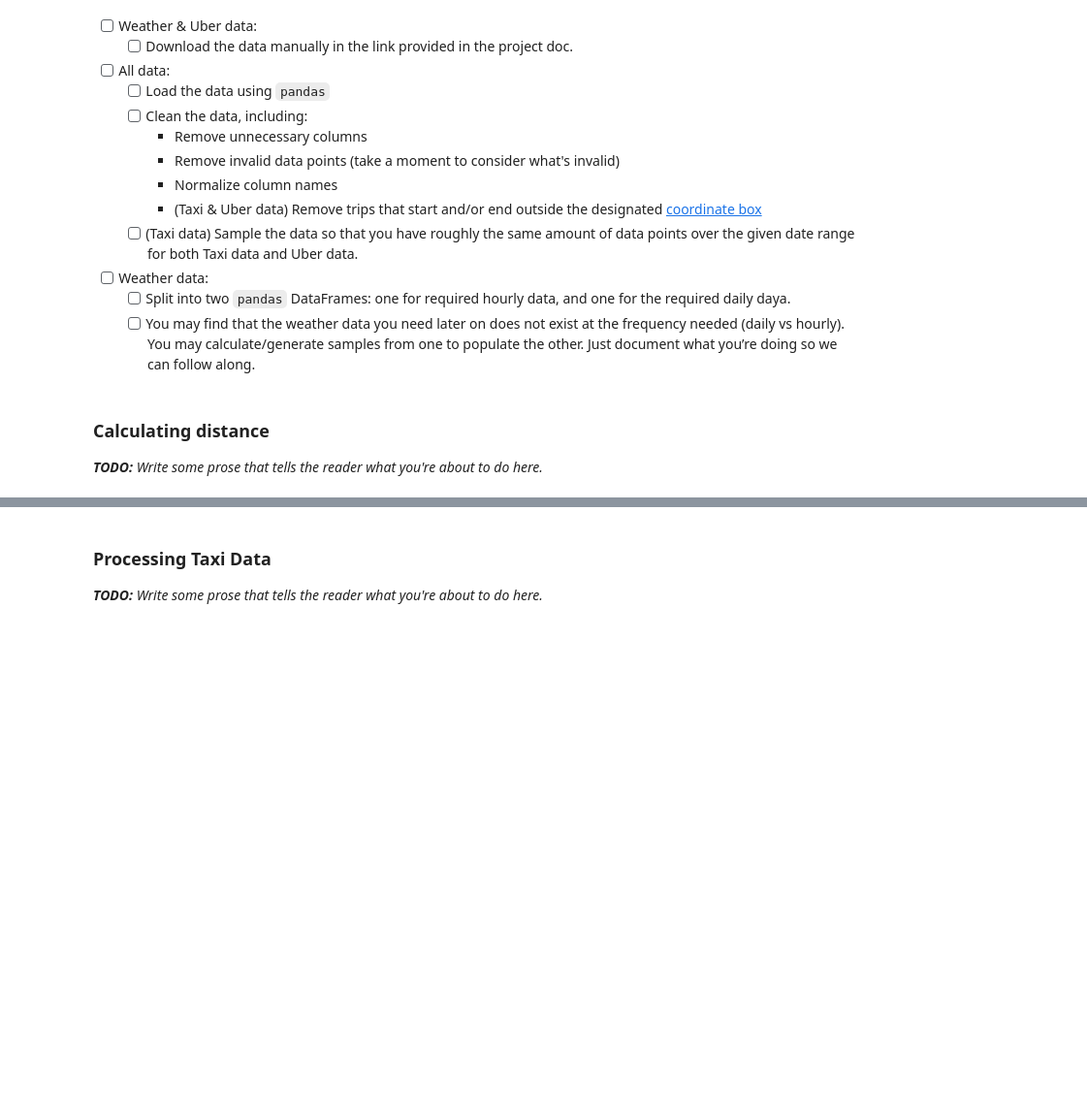
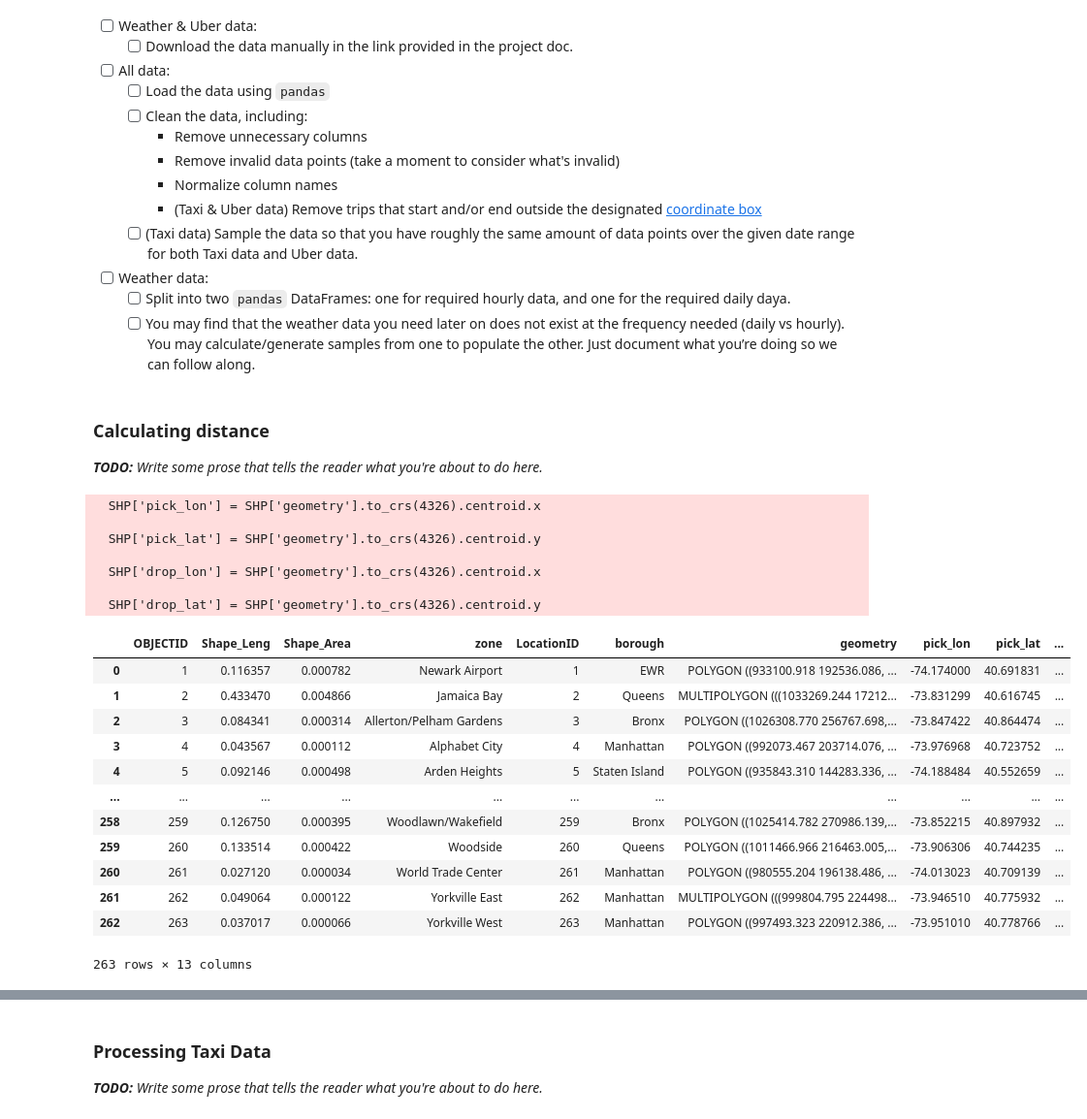
Before and after one commit to WeijianShi/4501-Project, a Jupyter notebook: Project Scaffolding.ipynb, the cells around one changed output, grey strips where cells are left out. Shown at 97% size. Drawn from its saved outputs; the diff is of its cells as text; code cells hidden in the pictures; blank space fills up the shorter version.

```diff
--- a/Project Scaffolding.ipynb
+++ b/Project Scaffolding.ipynb
@@ -77,4 +79,37 @@ _A checklist of requirements to keep you on track. Remove this whole cell before
 # %% [markdown]
 ### Calculating distance
 _**TODO:** Write some prose that tells the reader what you're about to do here._
+# %%
+def SHP_prepare(SHP):
+    SHP['PULocationID'] = SHP['LocationID']
+    SHP['DOLocationID'] = SHP['LocationID']
+    SHP['pick_lon'] = SHP['geometry'].to_crs(4326).centroid.x
+    SHP['pick_lat'] = SHP['geometry'].to_crs(4326).centroid.y
+    SHP['drop_lon'] = SHP['geometry'].to_crs(4326).centroid.x
+    SHP['drop_lat'] = SHP['geometry'].to_crs(4326).centroid.y
+    return SHP
+
+SHP_trans = SHP_prepare(SHP)
+SHP_trans
+# %% [output]
+  SHP['pick_lon'] = SHP['geometry'].to_crs(4326).centroid.x
+
+  SHP['pick_lat'] = SHP['geometry'].to_crs(4326).centroid.y
+
+  SHP['drop_lon'] = SHP['geometry'].to_crs(4326).centroid.x
+
+  SHP['drop_lat'] = SHP['geometry'].to_crs(4326).centroid.y
+|  | OBJECTID | Shape_Leng | Shape_Area | zone | LocationID | borough | geometry | pick_lon | pick_lat | ... |
+| 0 | 1 | 0.116357 | 0.000782 | Newark Airport | 1 | EWR | POLYGON ((933100.918 192536.086, ... | -74.174000 | 40.691831 | ... |
+| 1 | 2 | 0.433470 | 0.004866 | Jamaica Bay | 2 | Queens | MULTIPOLYGON (((1033269.244 17212... | -73.831299 | 40.616745 | ... |
+| 2 | 3 | 0.084341 | 0.000314 | Allerton/Pelham Gardens | 3 | Bronx | POLYGON ((1026308.770 256767.698,... | -73.847422 | 40.864474 | ... |
+| 3 | 4 | 0.043567 | 0.000112 | Alphabet City | 4 | Manhattan | POLYGON ((992073.467 203714.076, ... | -73.976968 | 40.723752 | ... |
+| 4 | 5 | 0.092146 | 0.000498 | Arden Heights | 5 | Staten Island | POLYGON ((935843.310 144283.336, ... | -74.188484 | 40.552659 | ... |
+| ... | ... | ... | ... | ... | ... | ... | ... | ... | ... | ... |
+| 258 | 259 | 0.126750 | 0.000395 | Woodlawn/Wakefield | 259 | Bronx | POLYGON ((1025414.782 270986.139,... | -73.852215 | 40.897932 | ... |
+| 259 | 260 | 0.133514 | 0.000422 | Woodside | 260 | Queens | POLYGON ((1011466.966 216463.005,... | -73.906306 | 40.744235 | ... |
+| 260 | 261 | 0.027120 | 0.000034 | World Trade Center | 261 | Manhattan | POLYGON ((980555.204 196138.486, ... | -74.013023 | 40.709139 | ... |
+| 261 | 262 | 0.049064 | 0.000122 | Yorkville East | 262 | Manhattan | MULTIPOLYGON (((999804.795 224498... | -73.946510 | 40.775932 | ... |
+| 262 | 263 | 0.037017 | 0.000066 | Yorkville West | 263 | Manhattan | POLYGON ((997493.323 220912.386, ... | -73.951010 | 40.778766 | ... |
+263 rows × 13 columns
 # %%
```
Also changed, not shown: parts of 4 cells of this notebook.
